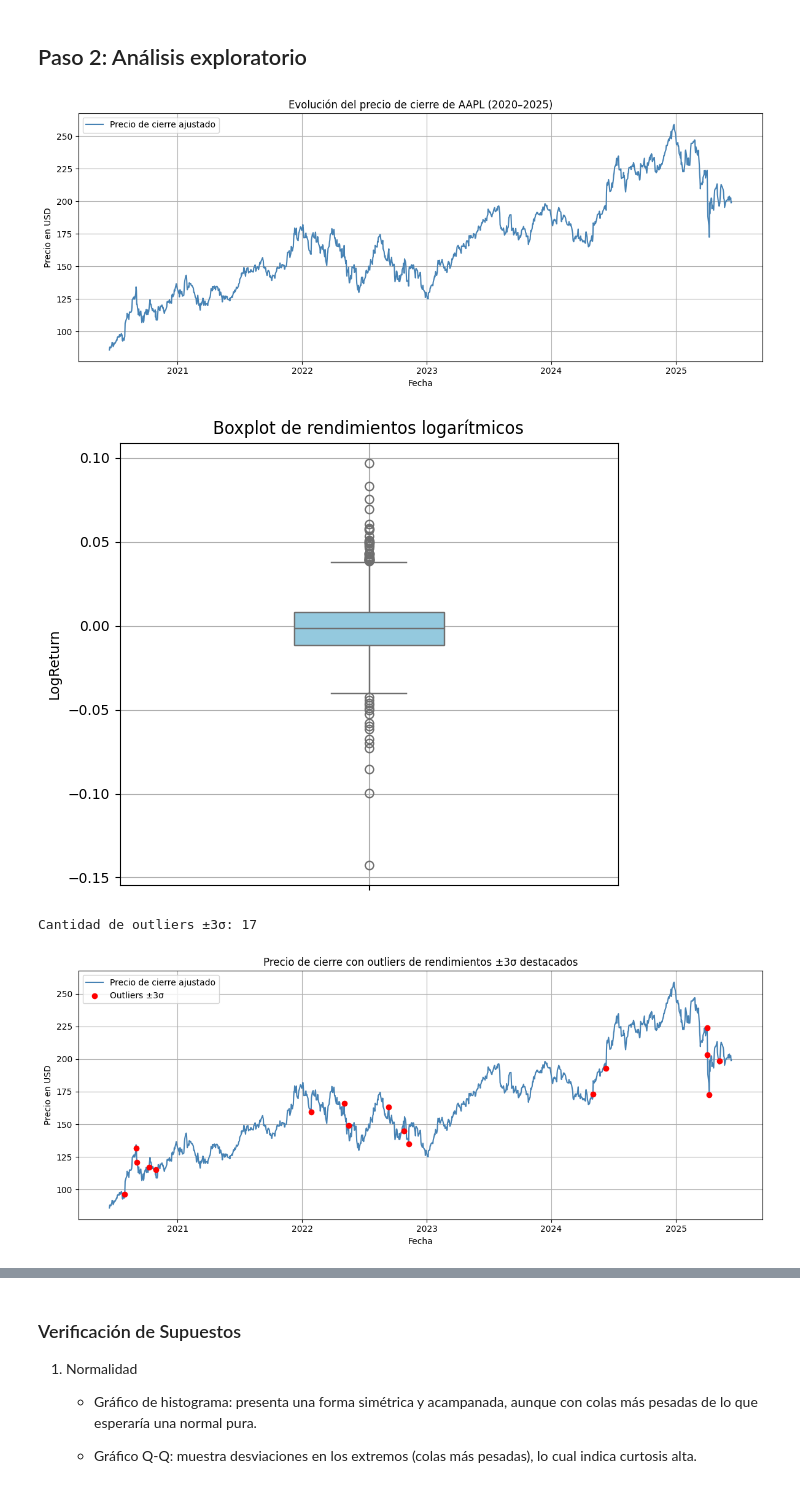
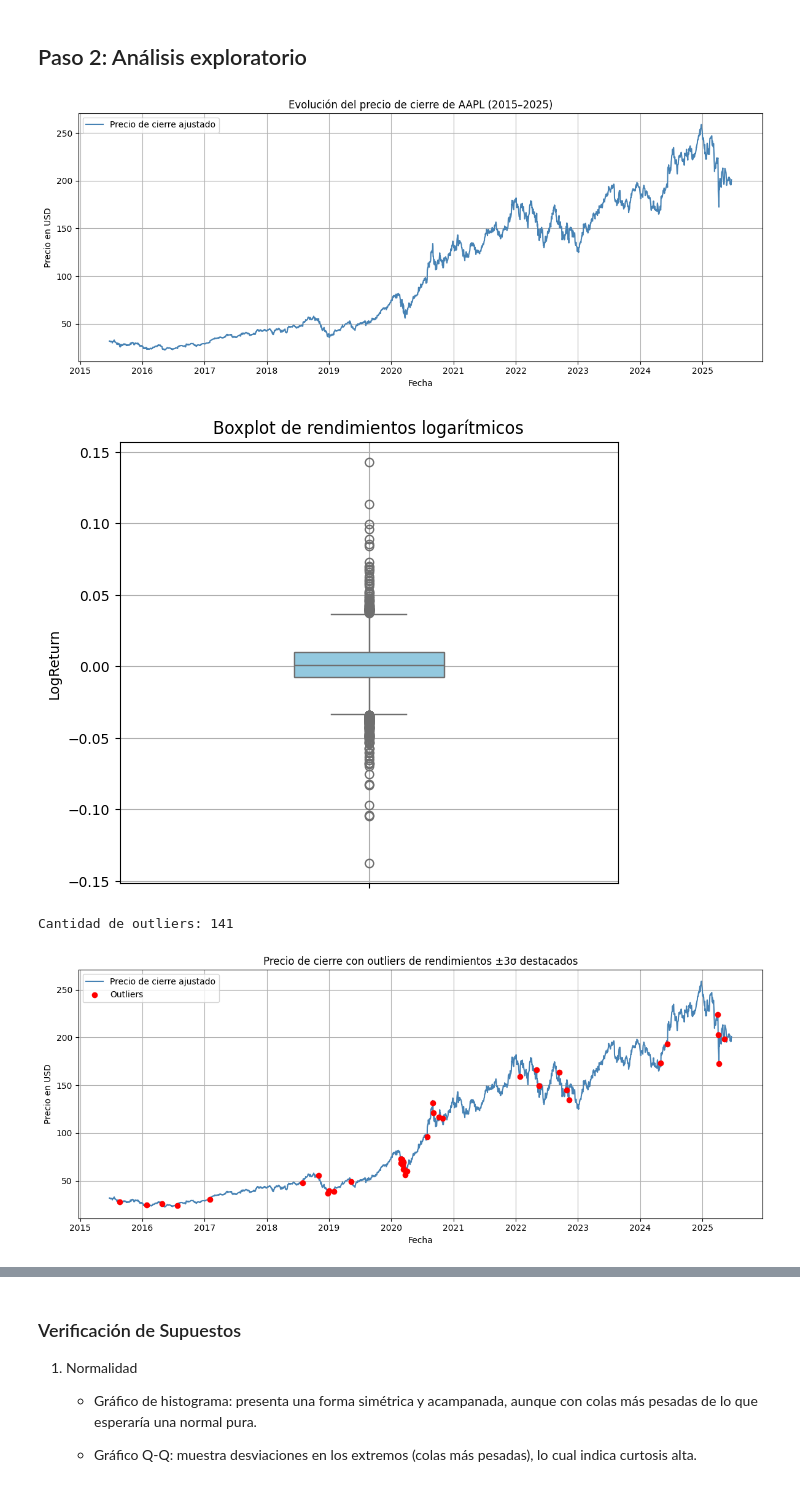
Before and after one commit to nadiasantillan/unsl-bayes-stock, a Jupyter notebook: aapl.ipynb, the cells around one changed output, grey strips where cells are left out. Saved outputs shown, nothing was run; the diff lists cells and outputs as text; code cells hidden in the pictures.

```diff
--- a/aapl.ipynb
+++ b/aapl.ipynb
@@ -8,14 +8,14 @@ import seaborn as sns
 import scipy.stats as stats
 
 # Cargar CSV con nombres personalizados
-data = pd.read_csv("data/aapl_5y.csv", parse_dates=["Date"])
+data = pd.read_csv("data/aapl_10y.csv", parse_dates=["Date"])
 data.set_index("Date", inplace=True)
 
 # Limpiar el formato del cierre (quitar el símbolo $ si existe)
 data["Close/Last"] = data["Close/Last"].replace('[\$,]', '', regex=True).astype(float)
 
 # Calcular rendimientos logarítmicos diarios
-data["LogReturn"] = np.log(data["Close/Last"] / data["Close/Last"].shift(1))
+data["LogReturn"] = np.log(data["Close/Last"] / data["Close/Last"].shift(-1))
 returns = data["LogReturn"].dropna()
 
 returns
@@ -35,0 +36,4 @@ Name: LogReturn, Length: 1255, dtype: float64
+# %%
+data["LogReturn_prev"] = data["LogReturn"].shift(-1)
+data["LogReturn_next"] = data["LogReturn"].shift(1)
+data
@@ -38,7 +57,7 @@ Name: LogReturn, Length: 1255, dtype: float64
 # %%
 plt.figure(figsize=(12, 5))
 plt.plot(data.index, data["Close/Last"], label="Precio de cierre ajustado", color="steelblue")
-plt.title("Evolución del precio de cierre de AAPL (2020–2025)")
+plt.title("Evolución del precio de cierre de AAPL (2015–2025)")
 plt.xlabel("Fecha")
 plt.ylabel("Precio en USD")
 plt.grid(True)
@@ -46,7 +65,7 @@ plt.legend()
 plt.tight_layout()
 plt.show()
 # %% [output]
-[figure, old version]
+[figure, new version]
 # %%
 plt.figure(figsize=(6, 5))
 sns.boxplot(y=returns, width=0.3, color="skyblue")
@@ -56,33 +75,34 @@ plt.grid(True)
 plt.tight_layout()
 plt.show()
 # %% [output]
-[figure, old version]
+[figure, new version]
 # %%
 # Cálculo de límites para outliers de 3 desviaciones estándar
 mu = returns.mean()
 sigma = returns.std()
-lim_inf = mu - 3 * sigma
-lim_sup = mu + 3 * sigma
+iqr = returns.quantile(0.75) - returns.quantile(0.25)
+lim_inf = returns.quantile(0.25) - 1.5 * iqr
+lim_sup = returns.quantile(0.75) + 1.5 * iqr
 
 # Filtrar outliers
-outliers_3sigma = data[(data["LogReturn"] < lim_inf) | (data["LogReturn"] > lim_sup)]
-print(f"Cantidad de outliers ±3σ: {len(outliers_3sigma)}")
+outliers = data[(data["LogReturn"] < lim_inf) | (data["LogReturn"] > lim_sup)]
+print(f"Cantidad de outliers: {len(outliers)}")
 # %% [output]
-Cantidad de outliers ±3σ: 17
+Cantidad de outliers: 141
 # %%
 plt.figure(figsize=(12, 5))
 plt.plot(data.index, data["Close/Last"], label="Precio de cierre ajustado", color="steelblue")
 plt.scatter(outliers_3sigma.index, outliers_3sigma["Close/Last"],
-            color="red", label="Outliers ±3σ", zorder=5)
+            color="red", label="Outliers", zorder=5)
 plt.title("Precio de cierre con outliers de rendimientos ±3σ destacados")
 plt.xlabel("Fecha")
 plt.ylabel("Precio en USD")
 plt.legend()
 plt.grid(True)
 plt.tight_layout()
 plt.show()
 # %% [output]
-[figure, old version]
+[figure, new version]
 # %%
 # Estadísticas básicas
 print("Media:", returns.mean())
```
Also changed, not shown: parts of 10 cells of this notebook, 4 other files.
